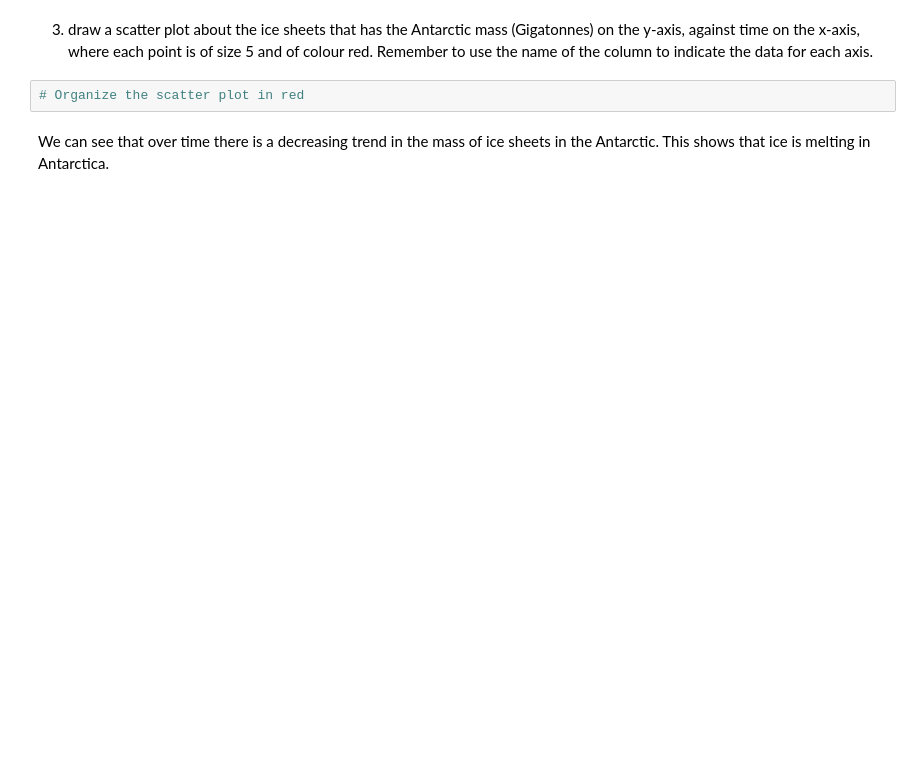
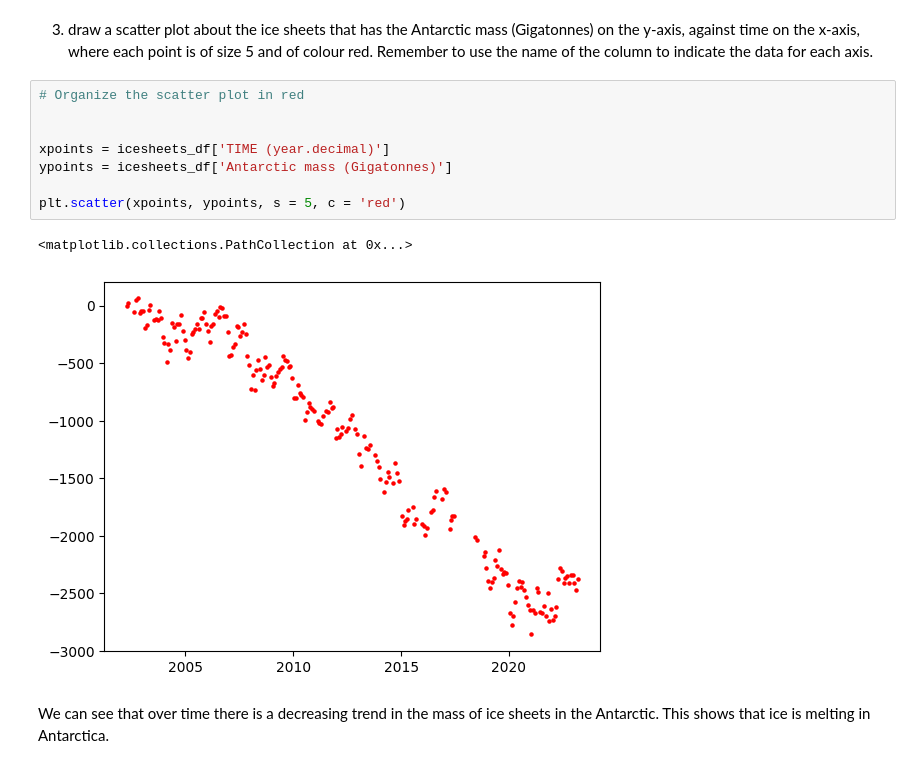
Before and after one commit to Sebastian42-5/python-2, a Jupyter notebook: week2/in-class exercise-01.ipynb, the cells around one changed output. Cells and saved outputs as stored; diff of their text form; blank space fills up the shorter version.

```diff
--- a/week2/in-class exercise-01.ipynb
+++ b/week2/in-class exercise-01.ipynb
@@ -25,6 +45,15 @@ Read the csv file `icesheets.csv`, then answer the following questions:
 # %% [markdown]
 3. draw a scatter plot about the ice sheets that has the Antarctic mass (Gigatonnes) on the y-axis, against time on the x-axis, where each point is of size 5 and of colour red. Remember to use the name of the column to indicate the data for each axis.
-# %%
-# Organize the scatter plot in red
+# %%
+# Organize the scatter plot in red
+
+
+xpoints = icesheets_df['TIME (year.decimal)']
+ypoints = icesheets_df['Antarctic mass (Gigatonnes)']
+
+plt.scatter(xpoints, ypoints, s = 5, c = 'red')
+# %% [output]
+<matplotlib.collections.PathCollection at 0x...>
+[figure, added]
 # %% [markdown]
 We can see that over time there is a decreasing trend in the mass of ice sheets in the Antarctic. This shows that ice is melting in Antarctica.
```
Also changed, not shown: parts of 3 cells of this notebook, 5 other files.
